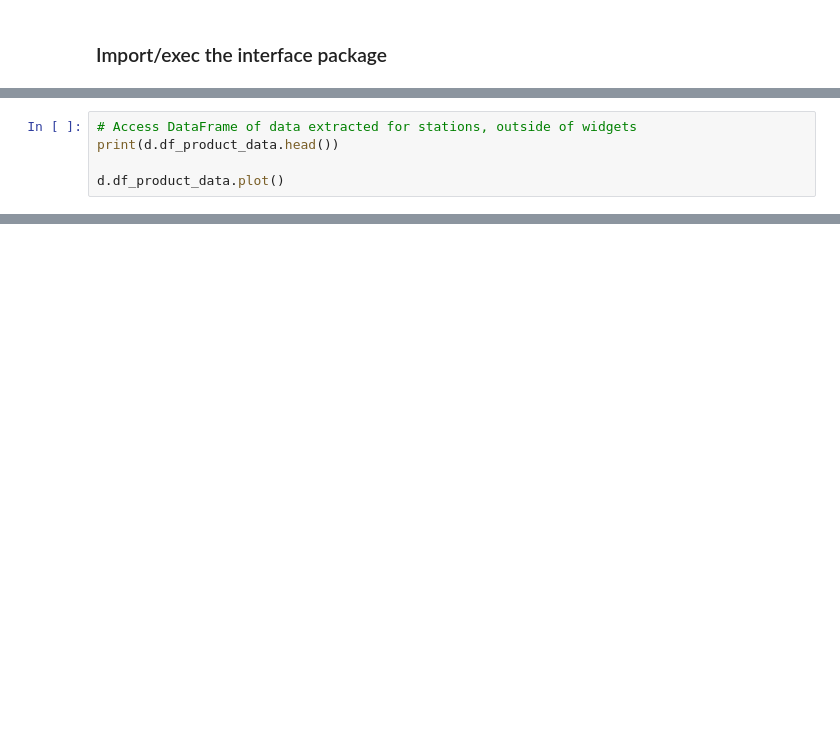
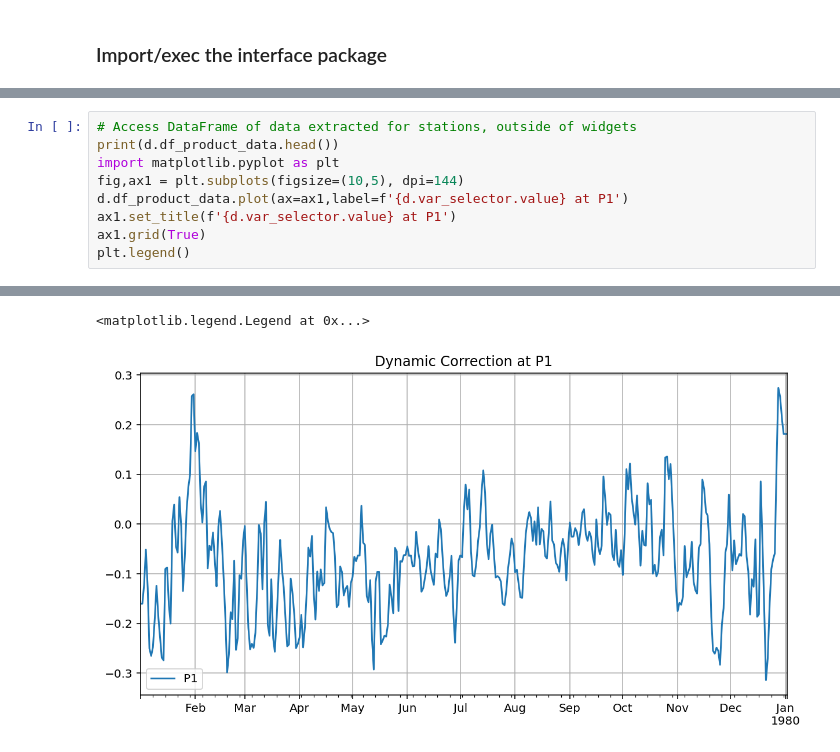
Before and after one commit to RENCI/EDSReanalysis, a Jupyter notebook: ReanalysisDataExtractorDemoInterface.ipynb, the cells around one changed output, grey strips where cells are left out. Drawn from its saved outputs; the diff is of its cells as text; blank space fills up the shorter version.

```diff
--- a/ReanalysisDataExtractorDemoInterface.ipynb
+++ b/ReanalysisDataExtractorDemoInterface.ipynb
@@ -38,5 +64,10 @@ d = demoInterface()
 # %%
 # Access DataFrame of data extracted for stations, outside of widgets
 print(d.df_product_data.head())
-
-d.df_product_data.plot()
+import matplotlib.pyplot as plt
+fig,ax1 = plt.subplots(figsize=(10,5), dpi=144)
+d.df_product_data.plot(ax=ax1,label=f'{d.var_selector.value} at P1')
+ax1.set_title(f'{d.var_selector.value} at P1')
+ax1.grid(True)
+plt.legend()
+# %% [output]
@@ -42,0 +80,2 @@ d.df_product_data.plot()
+<matplotlib.legend.Legend at 0x...>
+[figure, added]
```
Also changed, not shown: parts of 5 cells of this notebook, 1 other file.
